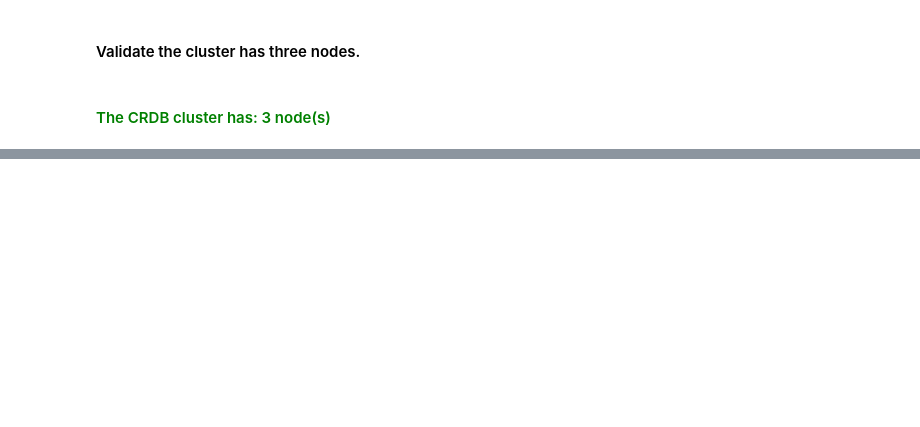
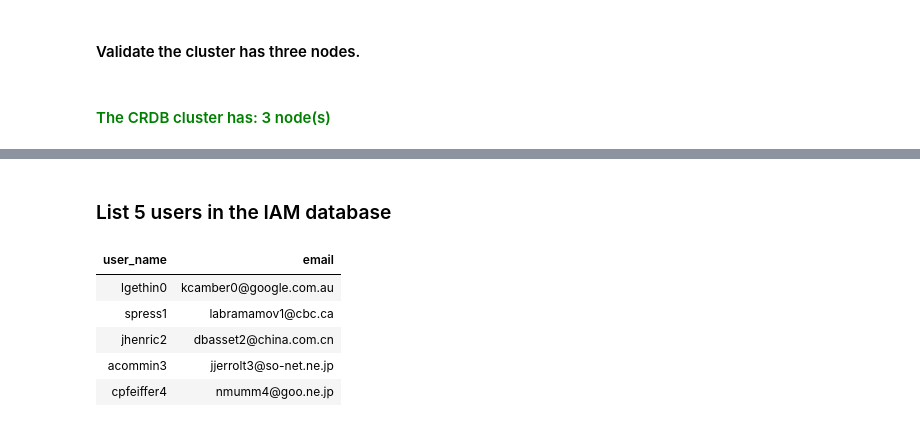
Before and after one commit to ainfanzon/CRL-IAM-Workshop, a Jupyter notebook: source/wrkshp_repl.ipynb, the cells around one changed output, grey strips where cells are left out. Drawn from its saved outputs; the diff is of its cells as text; code cells hidden in the pictures; blank space fills up the shorter version.

```diff
--- a/source/wrkshp_repl.ipynb
+++ b/source/wrkshp_repl.ipynb
@@ -137,0 +146,24 @@ print(mytable)
+# %% [markdown]
+### List 5 users in the IAM database
+# %%
+try:
+    cursor.execute("""
+      SELECT
+          user_name
+        , email
+      FROM iam_users
+      LIMIT 5
+    """)
+    result_set = cursor.fetchall()
+    df_result_set = pd.DataFrame(result_set, columns=[desc[0] for desc in cursor.description])
+    display(df_result_set.style.hide(axis="index"))
+except psycopg2.OperationalError as e:
+    cursor.close()
+    conn.commit()
+# %% [output]
+| user_name | email |
+| lgethin0 | kcamber0@google.com.au |
+| spress1 | labramamov1@cbc.ca |
+| jhenric2 | dbasset2@china.com.cn |
+| acommin3 | jjerrolt3@so-net.ne.jp |
+| cpfeiffer4 | nmumm4@goo.ne.jp |
```
Also changed, not shown: parts of 17 cells of this notebook.
